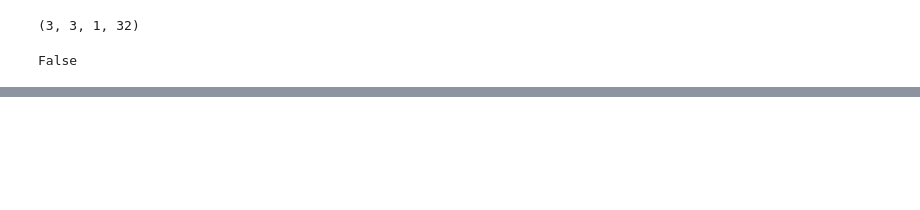
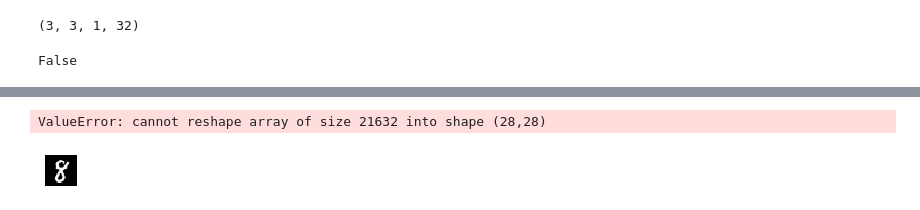
Before and after one commit to rgear/projet_BE, a Jupyter notebook: Mnist_intermediaire.ipynb, the cells around one changed output, grey strips where cells are left out. Drawn from its saved outputs; the diff is of its cells as text; code cells hidden in the pictures; blank space fills up the shorter version.

```diff
--- a/Mnist_intermediaire.ipynb
+++ b/Mnist_intermediaire.ipynb
@@ -179,9 +179,13 @@ Conv2D_2.add(kl.Conv2D(64, (3, 3), activation='relu',name ="conv2D2"))
 
 Maxpool = km.Sequential(name="Maxpool")
 Maxpool.add(kl.MaxPooling2D(pool_size=(2, 2), name ="Maxpool"))
+Maxpool.add(kl.Dropout(0.25))
+Maxpool.add(kl.Flatten())
 
 Dense1 = km.Sequential(name = "dense1")
 Dense1.add(kl.Dense(128, activation='relu',name ="dense1"))
+Dense1.add(kl.Dropout(0.5))
+
 
 Dense2 = km.Sequential(name ="dense2")
 Dense2.add(kl.Dense(N_classes, activation='softmax',name ="dense2"))
@@ -191,12 +195,8 @@ modeldecomp = km.Sequential(name="modèle décomposé")
 modeldecomp.add(Conv2D_1)
 modeldecomp.add(Conv2D_2)
 modeldecomp.add(Maxpool)
-modeldecomp.add(kl.Dropout(0.25))
-modeldecomp.add(kl.Flatten())
 modeldecomp.add(Dense1)
-modeldecomp.add(kl.Dropout(0.5))
 modeldecomp.add(Dense2)
-
 modeldecomp.summary()
 # %% [output]
 _________________________________________________________________
@@ -248,3 +248,7 @@ Epoch 10/10
 # %%
 modeldecomp_imgs = modeldecomp.predict(X_test_conv)
 Conv2D_1_imgs =Conv2D_1.predict(X_test_conv)
+Conv2D_2_imgs =Conv2D_2.predict(Conv2D_1_imgs)
+Maxpool_imgs =Maxpool.predict(Conv2D_2_imgs)
+Dense1_imgs =Dense1.predict(Maxpool_imgs)
+Dense2_imgs =Dense2.predict(Dense1_imgs)
@@ -288,7 +344,7 @@ for i in range(n):
 
     # display output first layer Conv2D
     ax = plt.subplot(6, n, i + 1)
-    plt.imshow(Conv2D_1_imgs[i].reshape(28, 28))
+    plt.imshow(Conv2D_1_imgs[i].reshape(26, 26))
     plt.gray()
     ax.get_xaxis().set_visible(False)
     ax.get_yaxis().set_visible(False)
@@ -298,30 +354,33 @@ for i in range(n):
     # display output second layer Conv2D
     ax = plt.subplot(6, n, i + 1 + n)
     plt.imshow(Conv2D_2_imgs[i].reshape(2, 5))
     plt.gray()
     ax.get_xaxis().set_visible(False)
     ax.get_yaxis().set_visible(False)
 
     # display output  layer Maxpool
     ax = plt.subplot(6, n, i + 1 + 2*n)
     plt.imshow(Maxpool_imgs[i].reshape(28, 28))
     plt.gray()
     ax.get_xaxis().set_visible(False)
     ax.get_yaxis().set_visible(False)
 
     # display output first layer Dense
     ax = plt.subplot(6, n, i + 1 + 3*n)
     plt.imshow(Dense1_imgs[i].reshape(2, 5))
     plt.gray()
     ax.get_xaxis().set_visible(False)
     ax.get_yaxis().set_visible(False)
 
     # display output last layer Dense
     ax = plt.subplot(6, n, i + 1 + 4*n )
     plt.imshow(Dense2_imgs[i].reshape(28, 28))
     plt.gray()
     ax.get_xaxis().set_visible(False)
     ax.get_yaxis().set_visible(False)
 
 
 plt.show()
+# %% [output]
+ValueError: cannot reshape array of size 21632 into shape (28,28)
+[figure, added]
```
Also changed, not shown: parts of 11 cells of this notebook.
